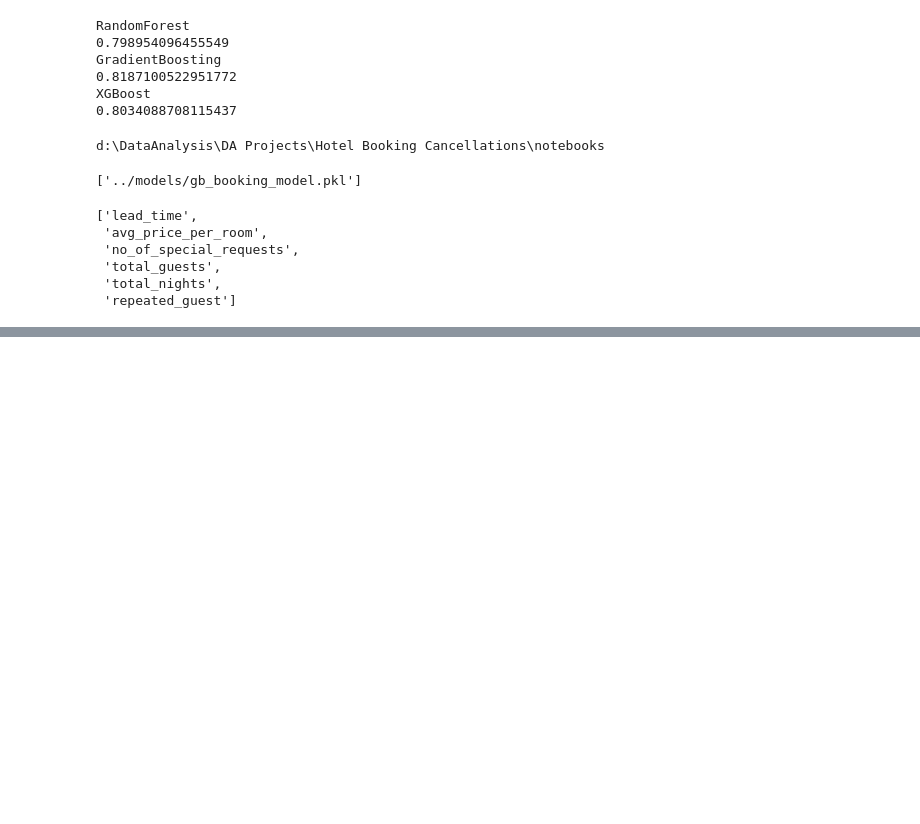
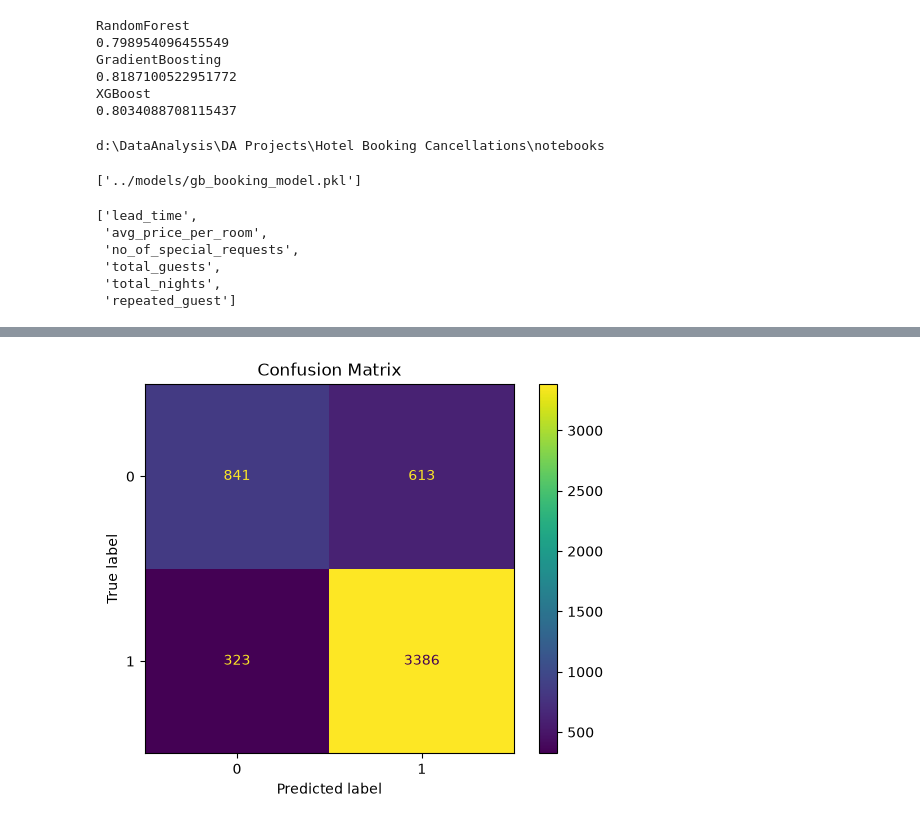
Before and after one commit to Mahmoud-Abu-Al-Nour/Hotel-Booking-Cancellations, a Jupyter notebook: notebooks/notebook.ipynb, the cells around one changed output, grey strips where cells are left out. Cells and saved outputs as stored; diff of their text form; code cells hidden in the pictures; blank space fills up the shorter version.

```diff
--- a/notebooks/notebook.ipynb
+++ b/notebooks/notebook.ipynb
@@ -563,0 +661,19 @@ NameError: name 'feature_importance' is not defined
+# %%
+import matplotlib.pyplot as plt
+from sklearn.metrics import ConfusionMatrixDisplay
+
+ConfusionMatrixDisplay.from_predictions(
+    y_test,
+    y_pred
+)
+
+plt.title("Confusion Matrix")
+
+plt.savefig(
+    "../outputs/figures/confusion_matrix.png",
+    bbox_inches="tight"
+)
+
+plt.show()
+# %% [output]
+[figure, added]
```
Also changed, not shown: parts of 5 cells of this notebook, 3 other files.
